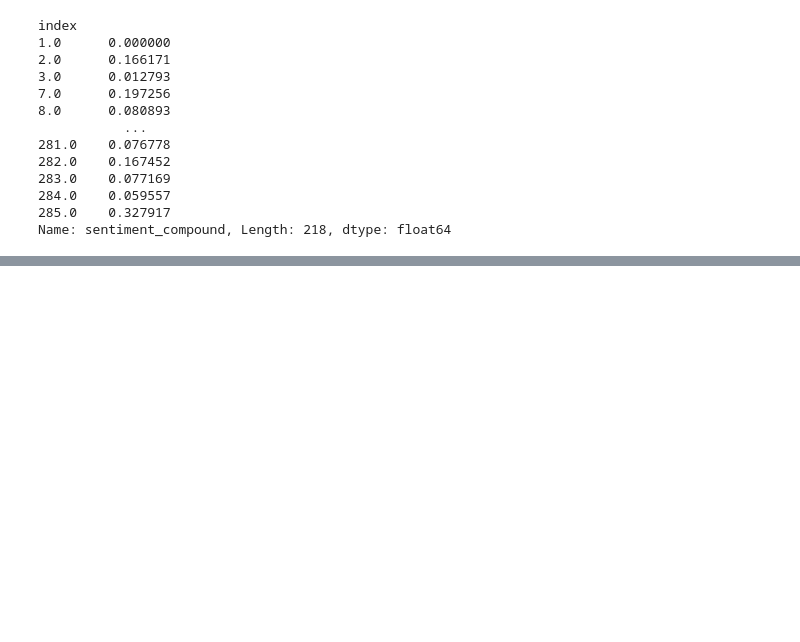
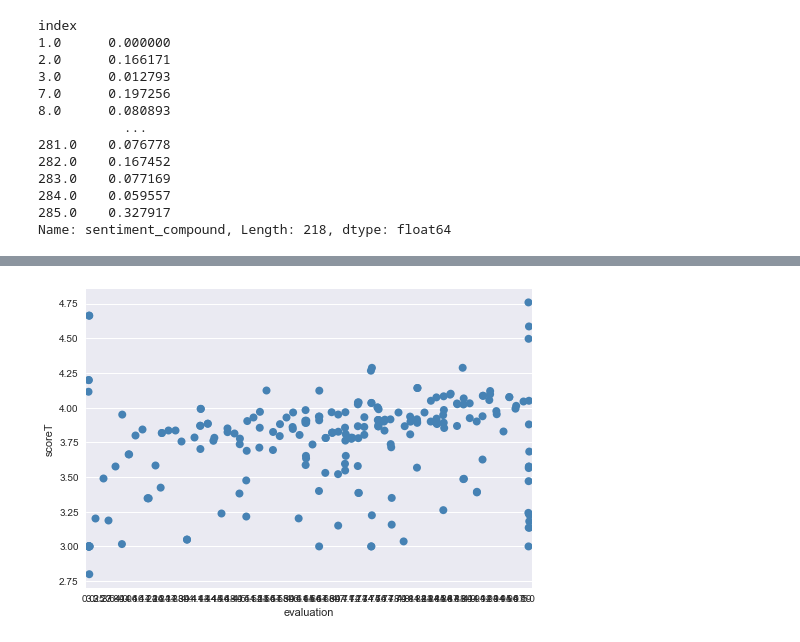
Before and after one commit to Gil97-tech/TP2A, a Jupyter notebook: projetwebsc.ipynb, the cells around one changed output, grey strips where cells are left out. Saved outputs shown, nothing was run; the diff lists cells and outputs as text; code cells hidden in the pictures; blank space fills up the shorter version.

```diff
--- a/projetwebsc.ipynb
+++ b/projetwebsc.ipynb
@@ -977,0 +869,33 @@ sentiments.head(50)
+# %%
+df_listings = pd.read_csv('D:/Python/TP2A-master/final_dataListing.csv')
+def cleanRoomInfo(df):
+    df.loc[:, "guests"] = df.loc[:, "roomInfo"].str.split(" · ", n = 0, expand = True)[0].str.replace(" guest", "").str.replace("s", "")
+    df.loc[:, "bedrooms"] = df.loc[:, "roomInfo"].str.split(" . ", n = 0, expand = True)[1].str.replace(" bedroom", "").str.replace("s", "")
+    df.loc[:, "beds"] = df.loc[:, "roomInfo"].str.split(" . ", n = 0, expand = True)[2].str.replace(" bed", "").str.replace("s", "")
+    df.loc[:, "bathrooms"] = df.loc[:, "roomInfo"].str.split(" . ", n = 0, expand = True)[3].str.replace(" bath", "").str.replace("s", "")
+    df.loc[:, "guests"] = df.loc[:, "guests"].str.replace(" voyageur", "").str.replace("s", "")
+    df.loc[:, "bedrooms"] = df.loc[:, "bedrooms"].str.replace(" chambre", "").str.replace("s", "")
+    df.loc[:, "beds"]=df.loc[:, "beds"].str.replace(" lit", "").str.replace("s", "")
+    df.loc[:, "bathrooms"]=df.loc[:, "bathrooms"].str.replace(" alle de bain", "").str.replace("s", "")
+    df.loc[:, "guests"] = pd.to_numeric(df.guests, errors = 'coerce')
+    df.loc[:, "beds"] = pd.to_numeric(df.beds, errors = 'coerce')
+    df.loc[:, "bedrooms"] = pd.to_numeric(df.bedrooms.str.split(" ", n = 0, expand = True)[0], errors = "coerce")
+    df.loc[:, "bathrooms"] = pd.to_numeric(df.bathrooms.str.split(" ", n = 0, expand = True)[0], errors = "coerce")
+    return df.drop("roomInfo", axis = 1)
+#df_listings=cleanRoomInfo(df_listings)
+#2 voyageurs · 1 chambre · 1 lit · 1 salle de bain
+
+
+df_listings.loc[:, "pricepernight"] = df_listings.loc[:, "prix"].str.split("Discounted", n = 0, expand = True)[0].str.replace("$", "/").str.split("/",  n = 0, expand = True)[1]
+df_listings.loc[(df_listings.pricepernight==' nuit'), "pricepernight"] = df_listings.loc[:, "prix"].str.split("€Prix", n = 0, expand = True)[0].str.replace(":", "/").str.split("/",  n = 0, expand = True)[1]
+df_listings["pricepernight"] = df_listings["pricepernight"].str.strip('€ ')
+
+df_listings['nbComments'] = df_listings['nbComments'].str.replace(r'\D', '')
+df_listings.loc[df_listings['nbComments'] ==''] = 0
+
+
+# on convertit en numeric
+df_listings.loc[:, "pricepernight"] = pd.to_numeric(df_listings.pricepernight)
+df_listings.loc[:, "nbComments"] = pd.to_numeric(df_listings.nbComments)
+df_listings['evaluation'] = df_listings['evaluation'].astype(float)
+df_listings=cleanRoomInfo(df_listings)
@@ -977,0 +912,4 @@ sentiments.head(50)
+# %%
+df_listings.insert(0, 'ID_listings', range(1,len(df_listings)+1))
+df_listings = df_listings.set_index('ID_listings')
+df_listings.shape
@@ -977,0 +922,4 @@ sentiments.head(50)
+# %%
+## base pour la comparaison
+df_listingsF=df_listings.copy()
+df_listingsF=df_listingsF.join(dfScore, how='inner')
@@ -977,0 +935,6 @@ sentiments.head(50)
+# %%
+## Comparaison des scores à l'évaluation
+sns.stripplot(x='evaluation', y='scoreT',data=df_listingsF, s = 8, color = "steelblue")
+plt.show()
+# %% [output]
+[figure, added]
```
Also changed, not shown: parts of 38 cells of this notebook.
